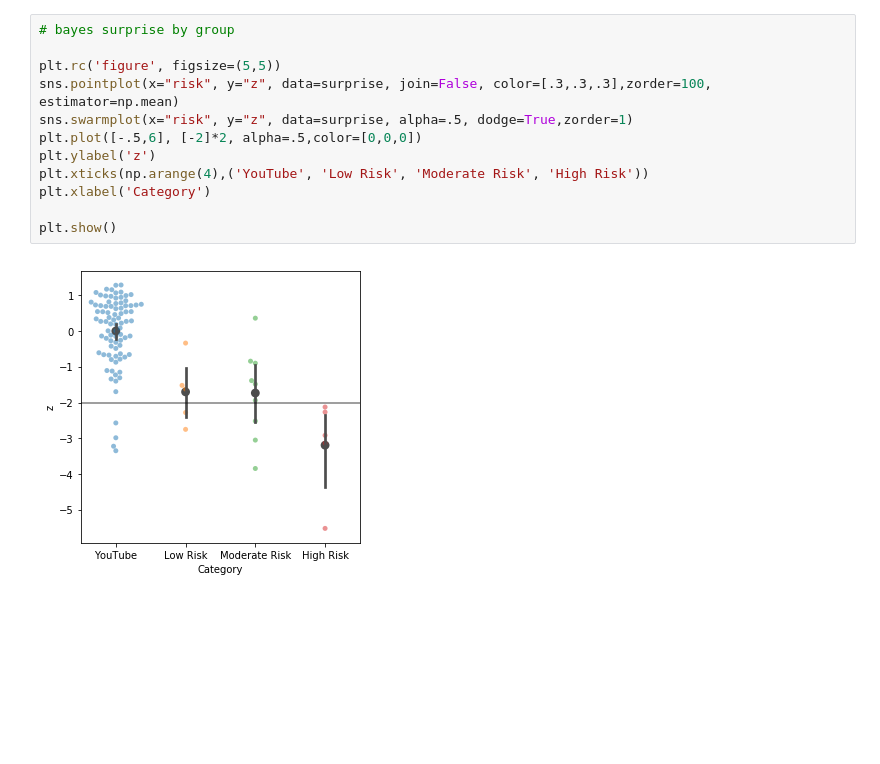
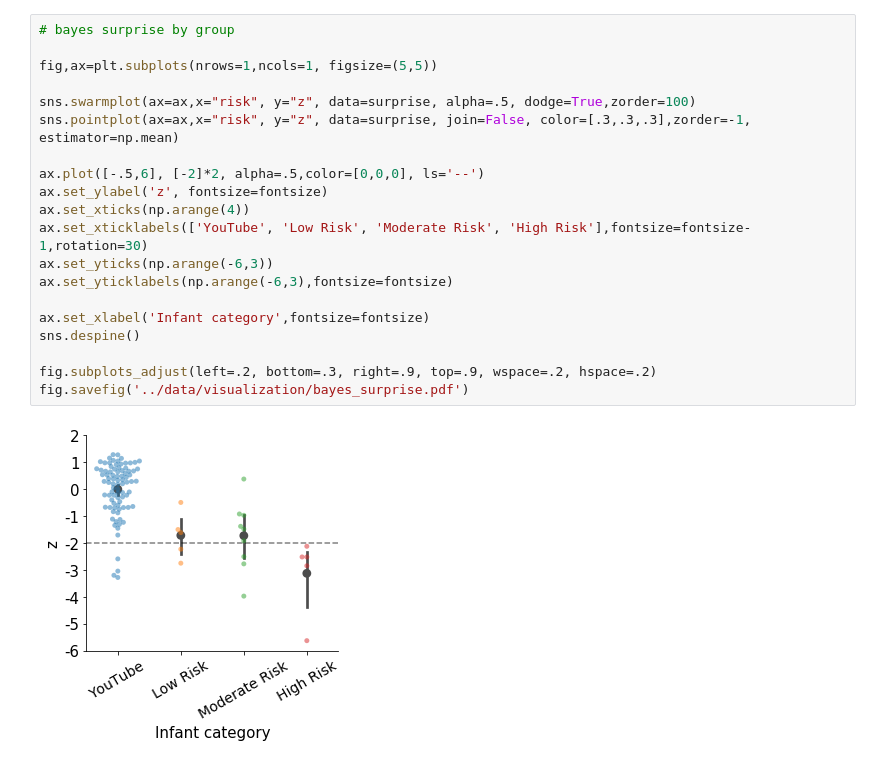
Before and after one commit to cchamber/Infant_movement_assessment, a Jupyter notebook: notebooks/visualize_results.ipynb, the cells around one changed output. Drawn from its saved outputs; the diff is of its cells as text; blank space fills up the shorter version.

```diff
--- a/notebooks/visualize_results.ipynb
+++ b/notebooks/visualize_results.ipynb
@@ -164,17 +185,25 @@ features = pd.merge(features, feature_label_df, on='feature', how='outer')
 # %%
 # bayes surprise by group
 
-plt.rc('figure', figsize=(5,5))
-sns.pointplot(x="risk", y="z", data=surprise, join=False, color=[.3,.3,.3],zorder=100, estimator=np.mean)
-sns.swarmplot(x="risk", y="z", data=surprise, alpha=.5, dodge=True,zorder=1)
-plt.plot([-.5,6], [-2]*2, alpha=.5,color=[0,0,0])
-plt.ylabel('z')
-plt.xticks(np.arange(4),('YouTube', 'Low Risk', 'Moderate Risk', 'High Risk'))
-plt.xlabel('Category')
+fig,ax=plt.subplots(nrows=1,ncols=1, figsize=(5,5))
 
-plt.show()
+sns.swarmplot(ax=ax,x="risk", y="z", data=surprise, alpha=.5, dodge=True,zorder=100)
+sns.pointplot(ax=ax,x="risk", y="z", data=surprise, join=False, color=[.3,.3,.3],zorder=-1, estimator=np.mean)
+
+ax.plot([-.5,6], [-2]*2, alpha=.5,color=[0,0,0], ls='--')
+ax.set_ylabel('z', fontsize=fontsize)
+ax.set_xticks(np.arange(4))
+ax.set_xticklabels(['YouTube', 'Low Risk', 'Moderate Risk', 'High Risk'],fontsize=fontsize-1,rotation=30)
+ax.set_yticks(np.arange(-6,3))
+ax.set_yticklabels(np.arange(-6,3),fontsize=fontsize)
+
+ax.set_xlabel('Infant category',fontsize=fontsize)
+sns.despine()
+
+fig.subplots_adjust(left=.2, bottom=.3, right=.9, top=.9, wspace=.2, hspace=.2)
+fig.savefig('../data/visualization/bayes_surprise.pdf')
 # %% [output]
-[figure, old version]
+[figure, new version]
 # %%
 # plot features x age x risk
 fontsize = 12
```
Also changed, not shown: parts of 9 cells of this notebook.
